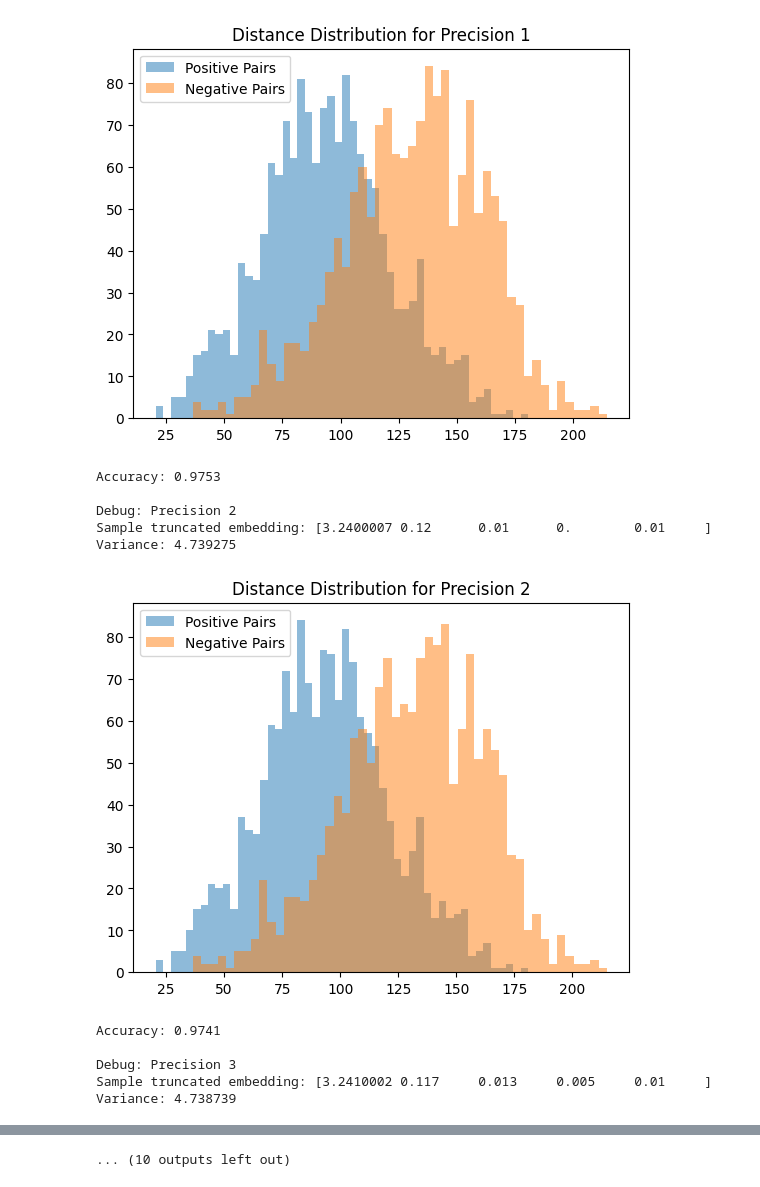
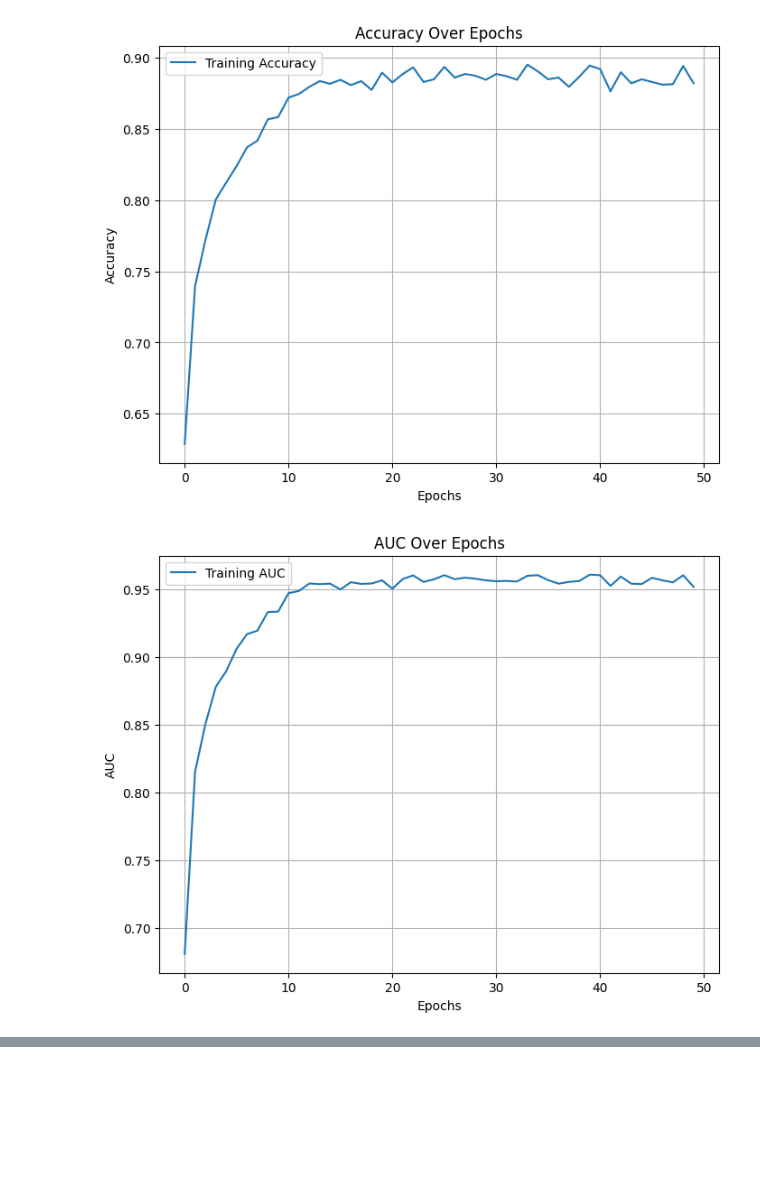
Before and after one commit to RaneemIbra/Secure-Machine-Learning, a Jupyter notebook: Biometric_Identification.ipynb, the cells around one changed output, grey strips where cells are left out. Drawn from its saved outputs; the diff is of its cells as text; code cells hidden in the pictures; blank space fills up the shorter version.

Commit message:
plotted the accuracy and generated the csv file of the results

```diff
--- a/Biometric_Identification.ipynb
+++ b/Biometric_Identification.ipynb
@@ -13,6 +13,7 @@ from tensorflow.keras.preprocessing.image import ImageDataGenerator
 from sklearn.preprocessing import normalize
 from sklearn.metrics import classification_report, roc_auc_score
 from sklearn.utils.class_weight import compute_class_weight
+import matplotlib.pyplot as plt
 
 # Enable GPU memory growth
 gpus = tf.config.list_physical_devices('GPU')
@@ -162,4 +163,34 @@ print("Classification Report:")
 print(classification_report(y, y_pred, target_names=["Different", "Same"]))
 print(f"AUC: {auc * 100:.2f}%")
 print(f"Accuracy: {accuracy * 100:.2f}%")
+
+# Plot Accuracy
+plt.figure(figsize=(8, 6))
+plt.plot(history.history['accuracy'], label='Training Accuracy')
+plt.title('Accuracy Over Epochs')
+plt.xlabel('Epochs')
+plt.ylabel('Accuracy')
+plt.legend()
+plt.grid(True)
+plt.show()
+
+# Plot AUC
+plt.figure(figsize=(8, 6))
+plt.plot(history.history['auc'], label='Training AUC')
+plt.title('AUC Over Epochs')
+plt.xlabel('Epochs')
+plt.ylabel('AUC')
+plt.legend()
+plt.grid(True)
+plt.show()
+
+# Plot Loss
+plt.figure(figsize=(8, 6))
+plt.plot(history.history['loss'], label='Training Loss')
+plt.title('Loss Over Epochs')
+plt.xlabel('Epochs')
+plt.ylabel('Loss')
+plt.legend()
+plt.grid(True)
+plt.show()
 # %% [output]
@@ -183,12 +214,2 @@ Variance: 4.751770
-[figure, old version]
+[figure, new version]
-Accuracy: 0.9753
-
-Debug: Precision 2
-Sample truncated embedding: [3.2400007 0.12      0.01      0.        0.01     ]
-Variance: 4.739275
-[figure, old version]
+[figure, new version]
-Accuracy: 0.9741
-
-Debug: Precision 3
-Sample truncated embedding: [3.2410002 0.117     0.013     0.005     0.01     ]
-Variance: 4.738739
@@ -214 +216,0 @@ Variance: 4.738718
-... (10 outputs left out)
```
Also changed, not shown: parts of 1 cell of this notebook, 2 other files.
